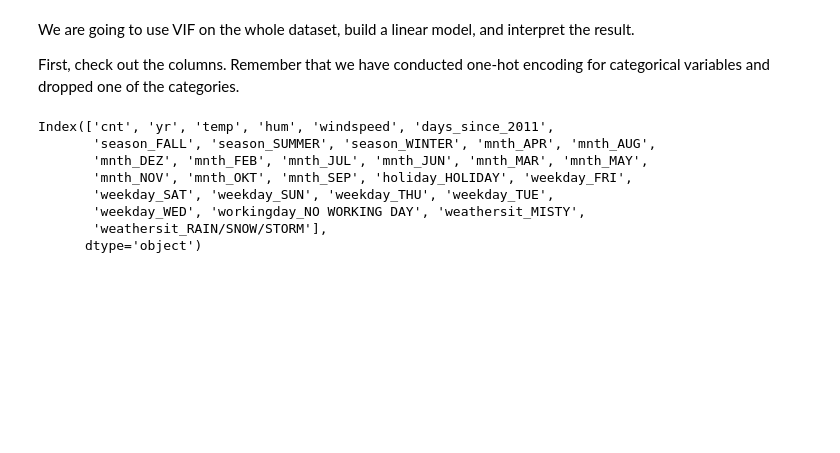
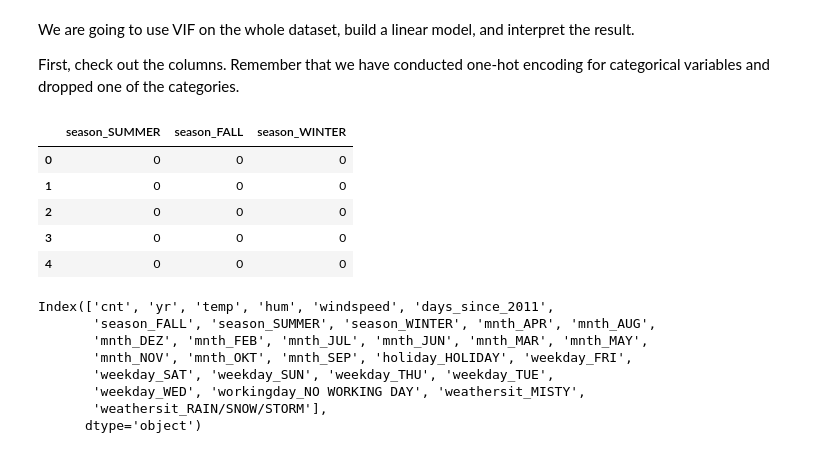
Before and after one commit to hansenwgn/QM_Huanfa, a Jupyter notebook: Hansen/Practical-04-advanced_regression.ipynb, the cells around one changed output. Cells and saved outputs as stored; diff of their text form; code cells hidden in the pictures; blank space fills up the shorter version.

```diff
--- a/Hansen/Practical-04-advanced_regression.ipynb
+++ b/Hansen/Practical-04-advanced_regression.ipynb
@@ -401,6 +411,15 @@ We have learnt one-hot encoding of categorical variables and VIF for variable se
 We are going to use VIF on the whole dataset, build a linear model, and interpret the result.
 
 First, check out the columns. Remember that we have conducted one-hot encoding for categorical variables and dropped one of the categories.
+# %%
+bike_rental_seasons_new.head()
+# %% [output]
+|  | season_SUMMER | season_FALL | season_WINTER |
+| 0 | 0 | 0 | 0 |
+| 1 | 0 | 0 | 0 |
+| 2 | 0 | 0 | 0 |
+| 3 | 0 | 0 | 0 |
+| 4 | 0 | 0 | 0 |
 # %%
 bike_rental_final.columns
 # %% [output]
```
Also changed, not shown: parts of 4 cells of this notebook.
